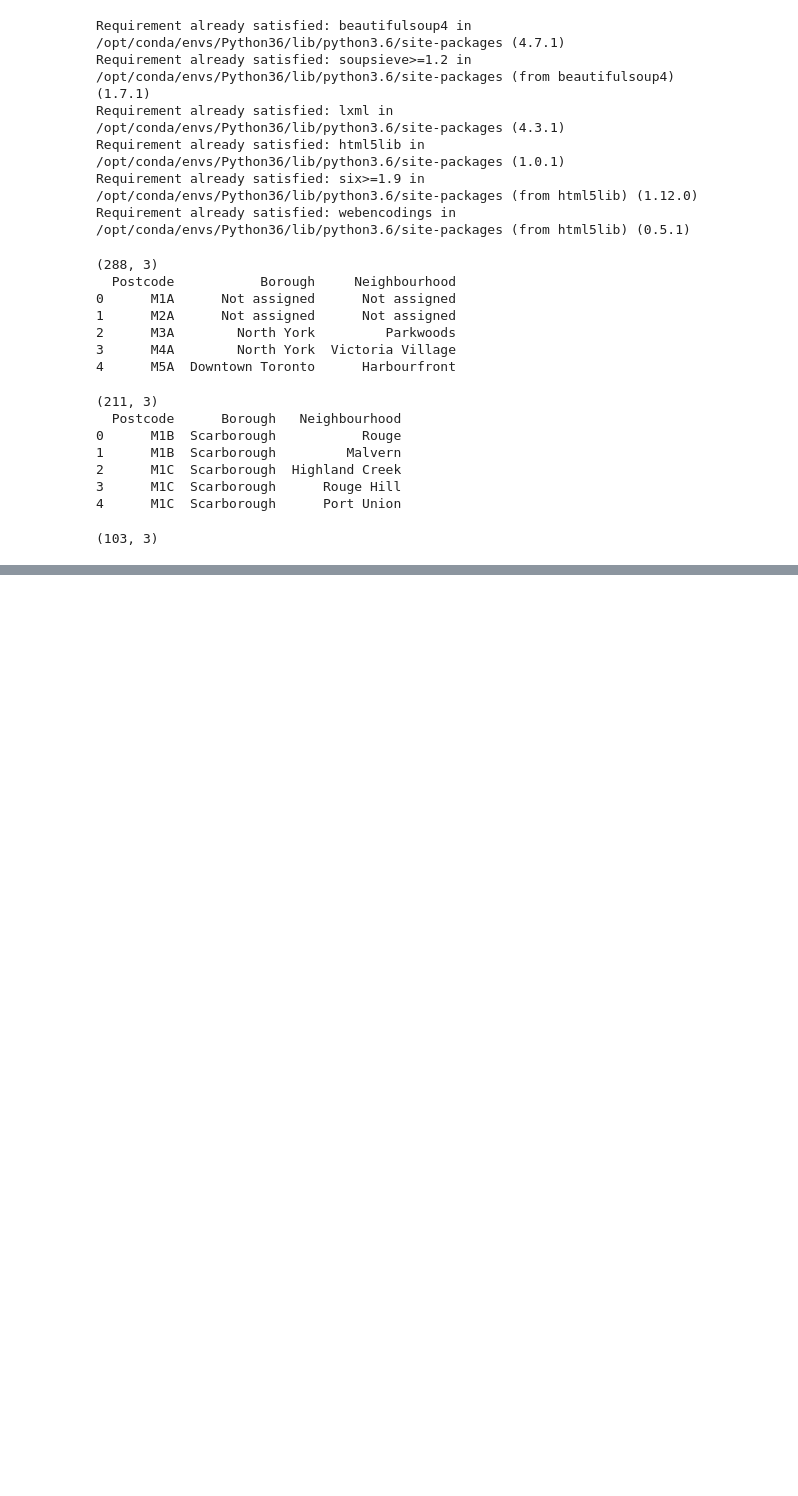
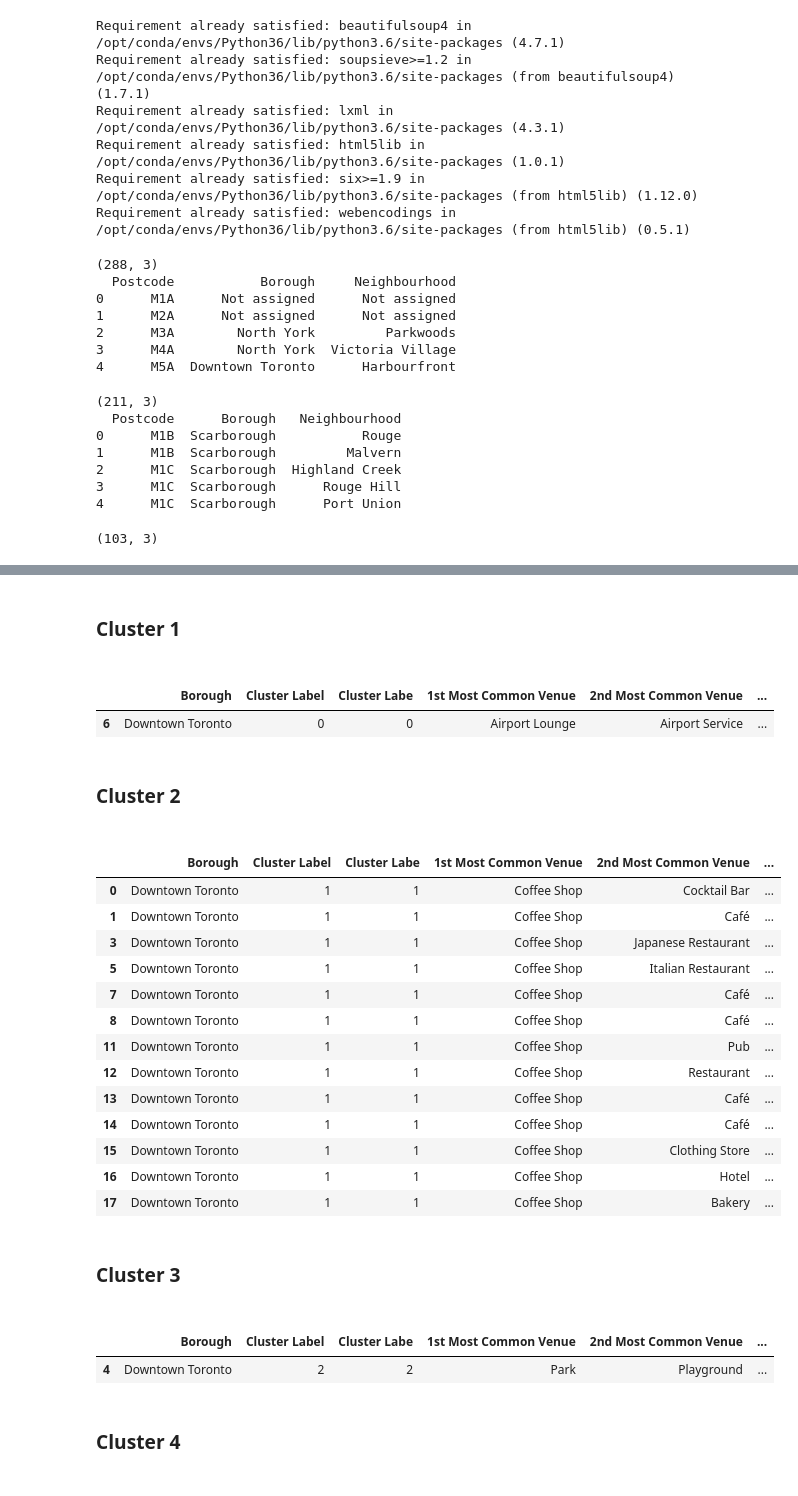
Before and after one commit to AsmarAliyeva/Coursera_Capstone, a Jupyter notebook: Segmenting and Clustering .ipynb, the cells around one changed output, grey strips where cells are left out. Drawn from its saved outputs; the diff is of its cells as text; code cells hidden in the pictures; blank space fills up the shorter version.

```diff
--- a/Segmenting and Clustering .ipynb
+++ b/Segmenting and Clustering .ipynb
@@ -74,0 +438,21 @@ dfNew.shape
+# %%
+num_top_venues = 10
+
+indicators = ['st', 'nd', 'rd']
+
+# create columns according to number of top venues
+columns = ['Neighbourhood']
+for ind in np.arange(num_top_venues):
+    try:
+        columns.append('{}{} Most Common Venue'.format(ind+1, indicators[ind]))
+    except:
+        columns.append('{}th Most Common Venue'.format(ind+1))
+
+# create a new dataframe
+neighbourhoods_venues_sorted = pd.DataFrame(columns=columns)
+neighbourhoods_venues_sorted['Neighbourhood'] = downtoronto_grouped['Neighbourhood']
+
+for ind in np.arange(downtoronto_grouped.shape[0]):
+    neighbourhoods_venues_sorted.iloc[ind, 1:] = return_most_common_venues(downtoronto_grouped.iloc[ind, :], num_top_venues)
+
+neighborhoods_venues_sorted.head()
@@ -74,0 +466,12 @@ dfNew.shape
+# %%
+# set number of clusters
+kclusters = 5
+
+downtoronto_grouped_clustering = downtoronto_grouped.drop('Neighbourhood', 1)
+
+# run k-means clustering
+kmeans = KMeans(n_clusters=kclusters, random_state=0).fit(downtoronto_grouped_clustering)
+
+# check cluster labels generated for each row in the dataframe
+print(kmeans.labels_ )
+kmeans.labels_.shape
@@ -74,0 +481,10 @@ dfNew.shape
+# %%
+# add clustering labels
+neighbourhoods_venues_sorted.insert(0, 'Cluster Label', kmeans.labels_)
+
+downtoronto_merged = toronto_data
+
+# merge toronto_grouped with toronto_data to add latitude/longitude for each neighborhood
+downtoronto_merged = downtoronto_merged.join(neighbourhoods_venues_sorted.set_index('Neighbourhood'), on='Neighbourhood')
+
+downtoronto_merged.head() # check the last columns!
@@ -74,0 +528,35 @@ dfNew.shape
+# %% [markdown]
+<h3> Cluster 1 <h3>
+# %%
+downtoronto_merged.loc[downtoronto_merged['Cluster Label'] == 0, downtoronto_merged.columns[[1] + list(range(5, downtoronto_merged.shape[1]))]]
+# %% [output]
+|  | Borough | Cluster Label | Cluster Labe | 1st Most Common Venue | 2nd Most Common Venue | ... |
+| 6 | Downtown Toronto | 0 | 0 | Airport Lounge | Airport Service | ... |
+# %% [markdown]
+<h3> Cluster 2 <h3>
+# %%
+downtoronto_merged.loc[downtoronto_merged['Cluster Label'] == 1, downtoronto_merged.columns[[1] + list(range(5, downtoronto_merged.shape[1]))]]
+# %% [output]
+|  | Borough | Cluster Label | Cluster Labe | 1st Most Common Venue | 2nd Most Common Venue | ... |
+| 0 | Downtown Toronto | 1 | 1 | Coffee Shop | Cocktail Bar | ... |
+| 1 | Downtown Toronto | 1 | 1 | Coffee Shop | Café | ... |
+| 3 | Downtown Toronto | 1 | 1 | Coffee Shop | Japanese Restaurant | ... |
+| 5 | Downtown Toronto | 1 | 1 | Coffee Shop | Italian Restaurant | ... |
+| 7 | Downtown Toronto | 1 | 1 | Coffee Shop | Café | ... |
+| 8 | Downtown Toronto | 1 | 1 | Coffee Shop | Café | ... |
+| 11 | Downtown Toronto | 1 | 1 | Coffee Shop | Pub | ... |
+| 12 | Downtown Toronto | 1 | 1 | Coffee Shop | Restaurant | ... |
+| 13 | Downtown Toronto | 1 | 1 | Coffee Shop | Café | ... |
+| 14 | Downtown Toronto | 1 | 1 | Coffee Shop | Café | ... |
+| 15 | Downtown Toronto | 1 | 1 | Coffee Shop | Clothing Store | ... |
+| 16 | Downtown Toronto | 1 | 1 | Coffee Shop | Hotel | ... |
+| 17 | Downtown Toronto | 1 | 1 | Coffee Shop | Bakery | ... |
+# %% [markdown]
+<h3> Cluster 3 <h3>
+# %%
+downtoronto_merged.loc[downtoronto_merged['Cluster Label'] == 2, downtoronto_merged.columns[[1] + list(range(5, downtoronto_merged.shape[1]))]]
+# %% [output]
+|  | Borough | Cluster Label | Cluster Labe | 1st Most Common Venue | 2nd Most Common Venue | ... |
+| 4 | Downtown Toronto | 2 | 2 | Park | Playground | ... |
+# %% [markdown]
+<h3> Cluster 4 <h3>
```
Also changed, not shown: parts of 37 cells of this notebook.
